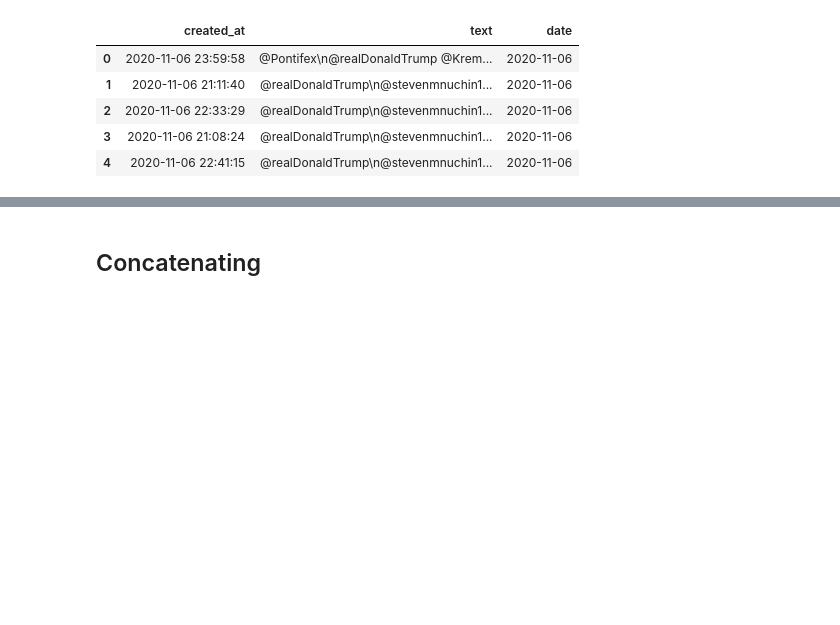
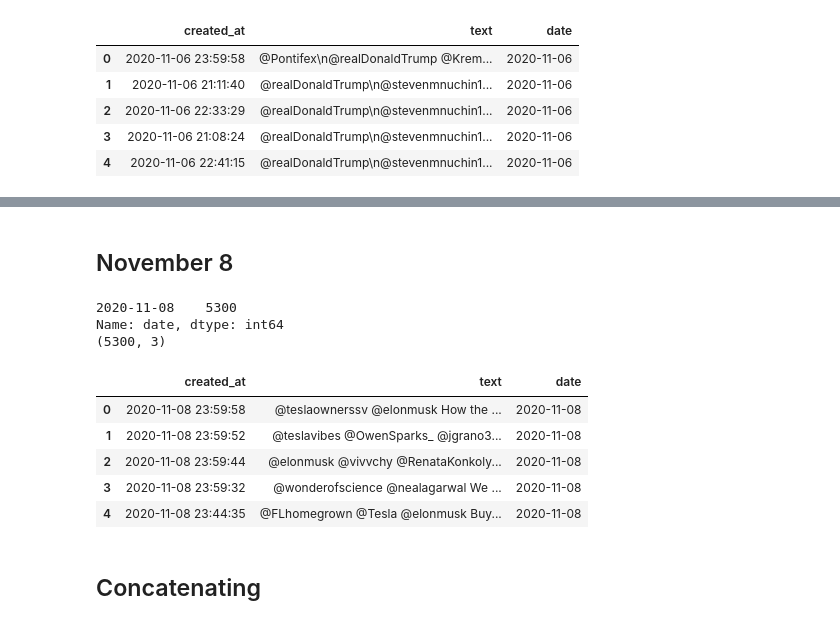
Before and after one commit to akshaypunwatkar/tesla_stock_prediction, a Jupyter notebook: tweets_analysis.ipynb, the cells around one changed output, grey strips where cells are left out. Cells and saved outputs as stored; diff of their text form; code cells hidden in the pictures; blank space fills up the shorter version.

```diff
--- a/tweets_analysis.ipynb
+++ b/tweets_analysis.ipynb
@@ -147,3 +162,18 @@ Name: date, dtype: int64
+# %% [markdown]
+## November 8
+# %%
+nov8 = read_tweets('./data/tweets_1108.csv')
+nov8.head()
+# %% [output]
+2020-11-08    5300
+Name: date, dtype: int64
+(5300, 3)
+|  | created_at | text | date |
+| 0 | 2020-11-08 23:59:58 | @teslaownerssv @elonmusk How the ... | 2020-11-08 |
+| 1 | 2020-11-08 23:59:52 | @teslavibes @OwenSparks_ @jgrano3... | 2020-11-08 |
+| 2 | 2020-11-08 23:59:44 | @elonmusk @vivvchy @RenataKonkoly... | 2020-11-08 |
+| 3 | 2020-11-08 23:59:32 | @wonderofscience @nealagarwal We ... | 2020-11-08 |
+| 4 | 2020-11-08 23:44:35 | @FLhomegrown @Tesla @elonmusk Buy... | 2020-11-08 |
 # %% [markdown]
 ## Concatenating
 # %%
```
Also changed, not shown: parts of 3 cells of this notebook, 1 other file.
